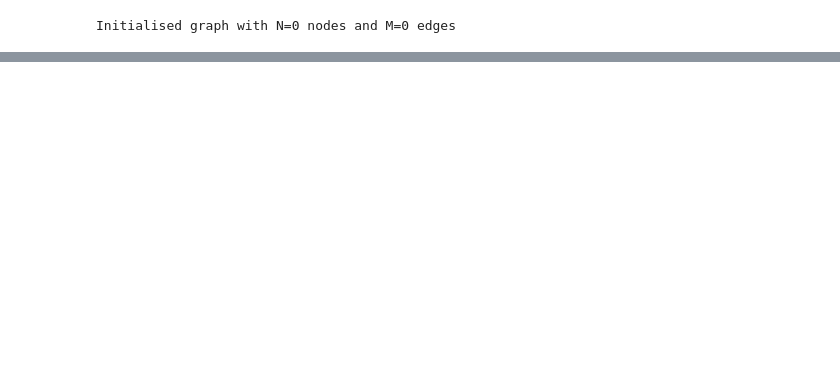
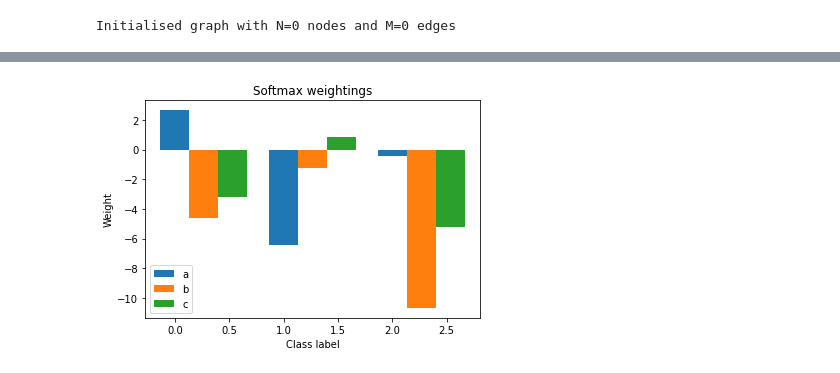
Before and after one commit to LozzaTray/Jormungandr-code, a Jupyter notebook: notebook.ipynb, the cells around one changed output, grey strips where cells are left out. Saved outputs shown, nothing was run; the diff lists cells and outputs as text; code cells hidden in the pictures; blank space fills up the shorter version.

```diff
--- a/notebook.ipynb
+++ b/notebook.ipynb
@@ -24,3 +25,3 @@ Done
 # %%
-classifier = graph.sample_classifier_mcmc()
+classifier = graph.sample_classifier_mcmc(2500, verbose=True)
 # %% [output]
@@ -47,0 +46,4 @@ AttributeError: 'Graph_MCMC' object has no attribute 'weight_history'
+# %%
+classifier.plot_final_weights(["a", "b", "c"])
+# %% [output]
+[figure, added]
```
Also changed, not shown: parts of 5 cells of this notebook, 3 other files.
